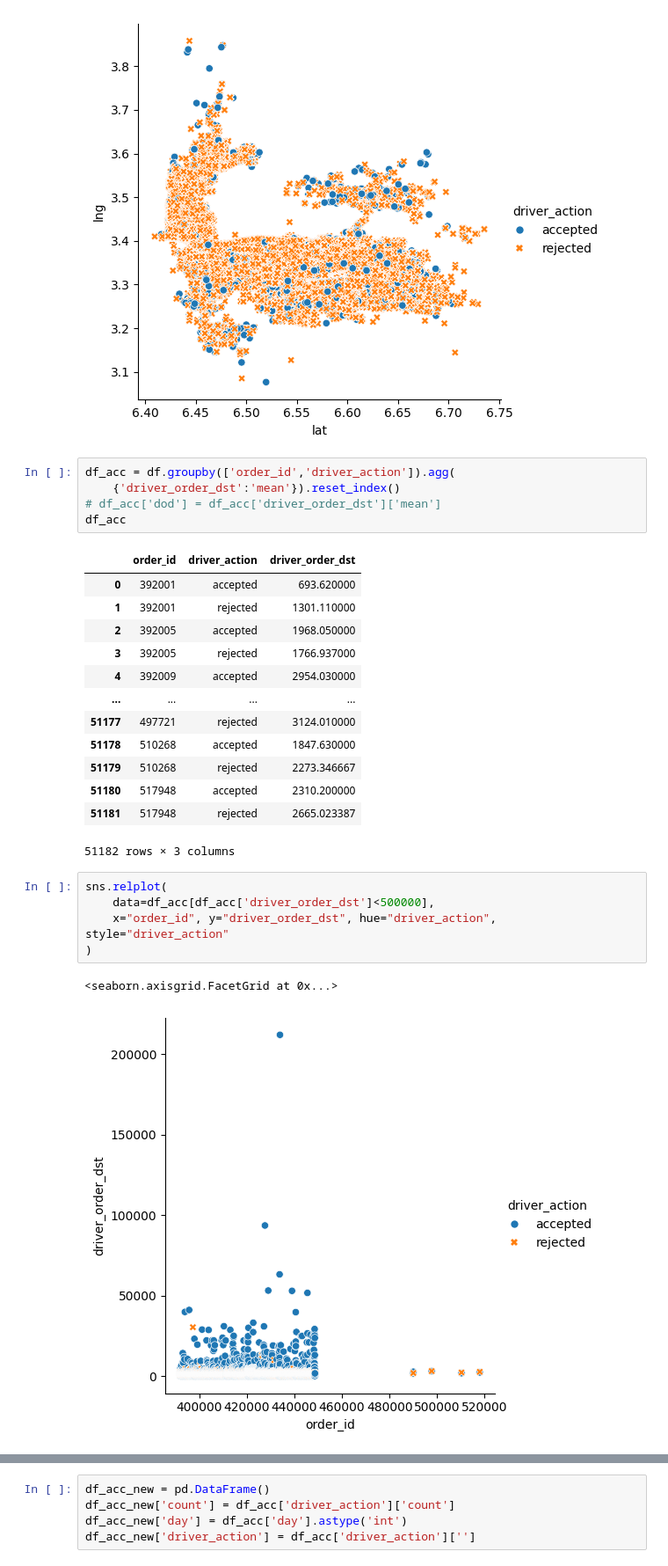
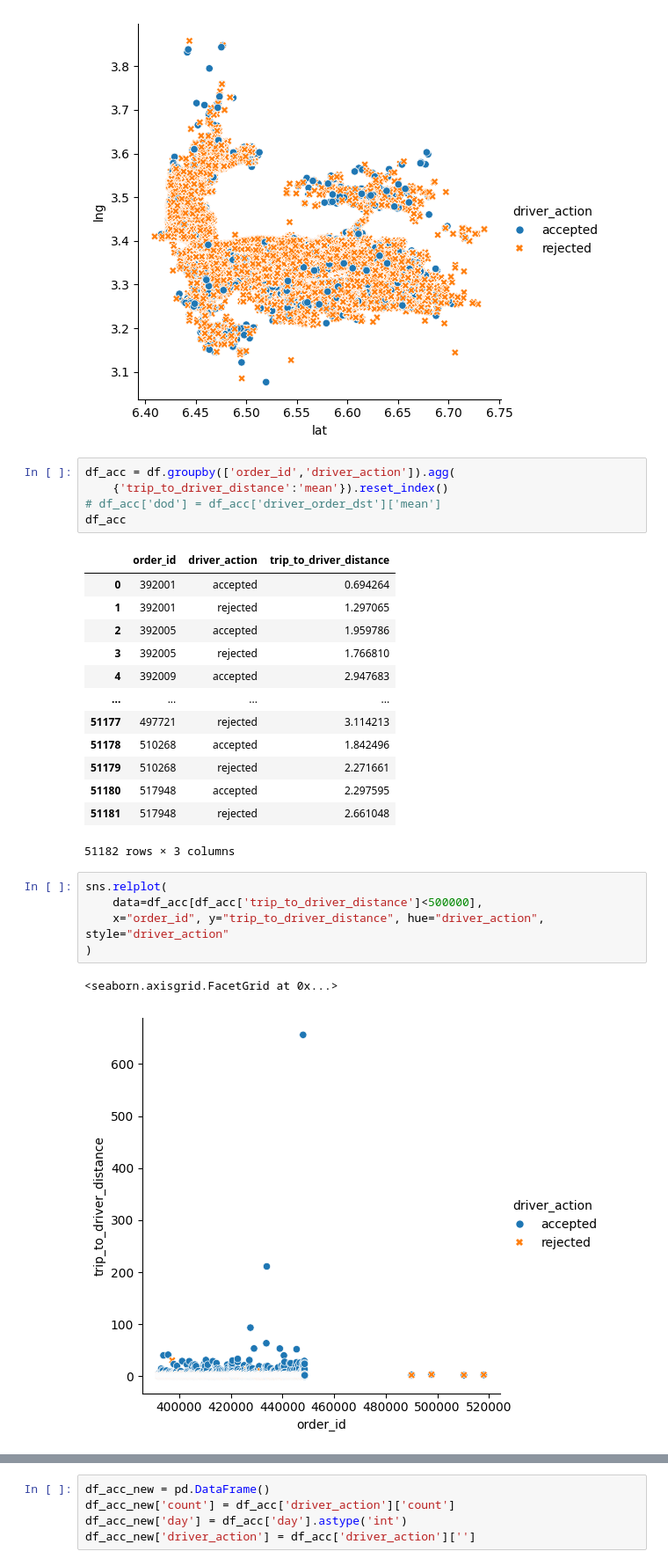
Before and after one commit to GetachewAbebe/Logistics_Optimization_with_Casual_Inference, a Jupyter notebook: notebooks/data_visualization.ipynb, the cells around one changed output, grey strips where cells are left out. Shown at 88% size. Cells and saved outputs as stored; diff of their text form.

```diff
--- a/notebooks/data_visualization.ipynb
+++ b/notebooks/data_visualization.ipynb
@@ -33,31 +33,31 @@ sns.relplot(
 [figure]
 # %%
 df_acc = df.groupby(['order_id','driver_action']).agg(
-    {'driver_order_dst':'mean'}).reset_index()
+    {'trip_to_driver_distance':'mean'}).reset_index()
 # df_acc['dod'] = df_acc['driver_order_dst']['mean']
 df_acc
 # %% [output]
-|  | order_id | driver_action | driver_order_dst |
-| 0 | 392001 | accepted | 693.620000 |
-| 1 | 392001 | rejected | 1301.110000 |
-| 2 | 392005 | accepted | 1968.050000 |
-| 3 | 392005 | rejected | 1766.937000 |
-| 4 | 392009 | accepted | 2954.030000 |
+|  | order_id | driver_action | trip_to_driver_distance |
+| 0 | 392001 | accepted | 0.694264 |
+| 1 | 392001 | rejected | 1.297065 |
+| 2 | 392005 | accepted | 1.959786 |
+| 3 | 392005 | rejected | 1.766810 |
+| 4 | 392009 | accepted | 2.947683 |
 | ... | ... | ... | ... |
-| 51177 | 497721 | rejected | 3124.010000 |
-| 51178 | 510268 | accepted | 1847.630000 |
-| 51179 | 510268 | rejected | 2273.346667 |
-| 51180 | 517948 | accepted | 2310.200000 |
-| 51181 | 517948 | rejected | 2665.023387 |
+| 51177 | 497721 | rejected | 3.114213 |
+| 51178 | 510268 | accepted | 1.842496 |
+| 51179 | 510268 | rejected | 2.271661 |
+| 51180 | 517948 | accepted | 2.297595 |
+| 51181 | 517948 | rejected | 2.661048 |
 51182 rows × 3 columns
 # %%
 sns.relplot(
-    data=df_acc[df_acc['driver_order_dst']<500000],
-    x="order_id", y="driver_order_dst", hue="driver_action", style="driver_action"
+    data=df_acc[df_acc['trip_to_driver_distance']<500000],
+    x="order_id", y="trip_to_driver_distance", hue="driver_action", style="driver_action"
 )
 # %% [output]
 <seaborn.axisgrid.FacetGrid at 0x...>
-[figure, old version]
+[figure, new version]
 # %%
 accepted_df = df[df['driver_action']=='accepted']
 rejected_df = df[df['driver_action']=='rejected']
```
Also changed, not shown: parts of 21 cells of this notebook.
